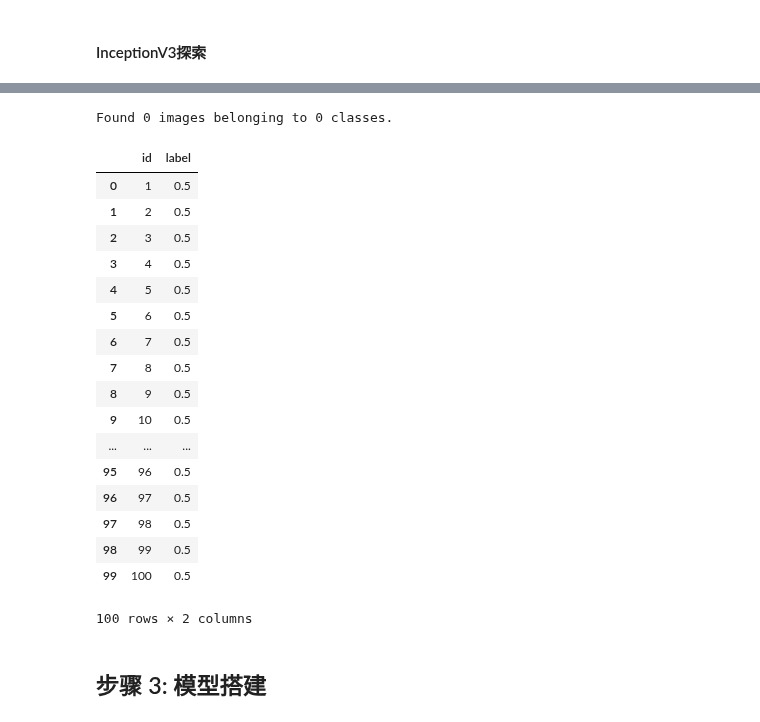
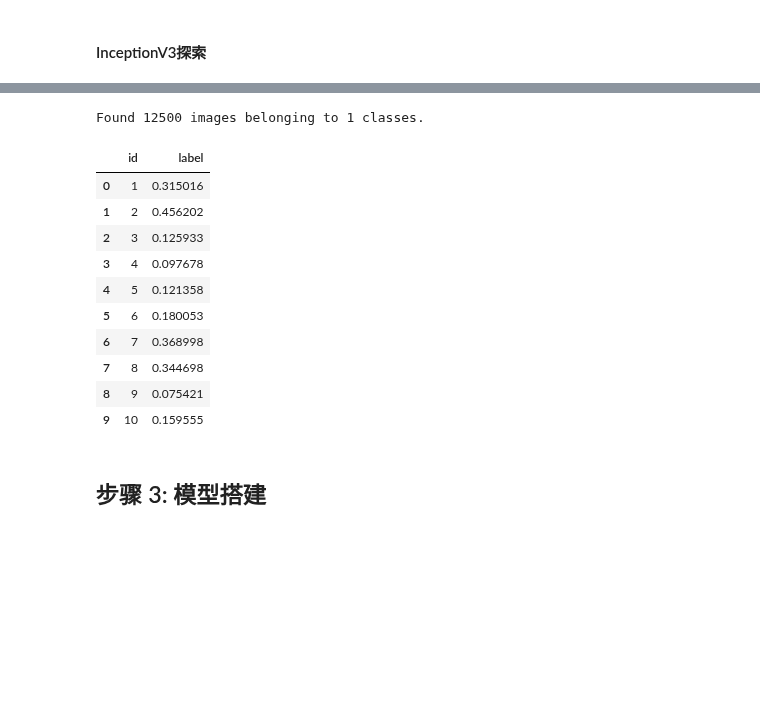
Before and after one commit to R9python/udacity, a Jupyter notebook: ml.pro/p7/p7.ipynb, the cells around one changed output, grey strips where cells are left out. Drawn from its saved outputs; the diff is of its cells as text; code cells hidden in the pictures; blank space fills up the shorter version.

```diff
--- a/ml.pro/p7/p7.ipynb
+++ b/ml.pro/p7/p7.ipynb
@@ -430,7 +430,7 @@ model = Model(inputs=base_model.input, outputs=predictions)
 # momentum: float >= 0. 参数，用于加速SGD在相关方向上前进，并抑制震荡
 # decay: float >= 0. 每次参数更新后学习率衰减值.
 # nesterov: boolean. 是否使用Nesterov动量.
-sgd = SGD(lr=0.01, momentum=0.8, decay=1e-4, nesterov=False)
+sgd = SGD(lr=0.001, momentum=0.8, decay=1e-4, nesterov=False)
 model.compile(optimizer=sgd, loss='binary_crossentropy', metrics=['accuracy'])
 
 checkpointer = ModelCheckpoint(filepath='saved_models/weights.best.InceptionV3.hdf5',
@@ -442,7 +442,7 @@ model.fit_generator(train_generator,
 
 # epochs=5, public score 1.05; epochs=15, public score 1.03; 10代以后val_loss没有再提高,因此epochs=10即可;
 # 训练10代的情况下:
-# lr=0.1, public score 1.6; lr=0.01, public score ; lr=0.001, public score ; lr=0.0001;
+# lr=0.1, public score=1.6; lr=0.01, public score= 1.08; lr=0.001, public score= ; lr=0.0001 public score=;
 # %% [output]
 Found 19968 images belonging to 2 classes.
 Found 4992 images belonging to 2 classes.
@@ -485,39 +484,32 @@ y_pred = y_pred.clip(min=0.005, max=0.995)
 # %%
 import pandas as pd
 from keras.preprocessing.image import *
 
 df = pd.read_csv("sample_submission.csv")
 
 gen = ImageDataGenerator()
 test_generator = gen.flow_from_directory("test_nolabel", resize_224, shuffle=False,
                                          batch_size=32, class_mode=None)
 
 for i, fname in enumerate(test_generator.filenames):
     index = int(fname[fname.rfind('/')+1:fname.rfind('.')])
     df.set_value(index-1, 'label', y_pred[i])
 
-df.to_csv('pred_epochs10_lr001.csv', index=None)
+df.to_csv('pred_epochs10_lr0001.csv', index=None)
 df.head(10)
 # %% [output]
-Found 0 images belonging to 0 classes.
+Found 12500 images belonging to 1 classes.
 |  | id | label |
-| 0 | 1 | 0.5 |
-| 1 | 2 | 0.5 |
-| 2 | 3 | 0.5 |
-| 3 | 4 | 0.5 |
-| 4 | 5 | 0.5 |
-| 5 | 6 | 0.5 |
-| 6 | 7 | 0.5 |
-| 7 | 8 | 0.5 |
-| 8 | 9 | 0.5 |
-| 9 | 10 | 0.5 |
-| ... | ... | ... |
-| 95 | 96 | 0.5 |
-| 96 | 97 | 0.5 |
-| 97 | 98 | 0.5 |
-| 98 | 99 | 0.5 |
-| 99 | 100 | 0.5 |
+| 0 | 1 | 0.315016 |
+| 1 | 2 | 0.456202 |
+| 2 | 3 | 0.125933 |
+| 3 | 4 | 0.097678 |
+| 4 | 5 | 0.121358 |
+| 5 | 6 | 0.180053 |
+| 6 | 7 | 0.368998 |
+| 7 | 8 | 0.344698 |
+| 8 | 9 | 0.075421 |
+| 9 | 10 | 0.159555 |
-100 rows × 2 columns
 # %% [markdown]
 ## 步骤 3: 模型搭建
 # %% [markdown]
```
Also changed, not shown: parts of 2 cells of this notebook, 1 other file.
